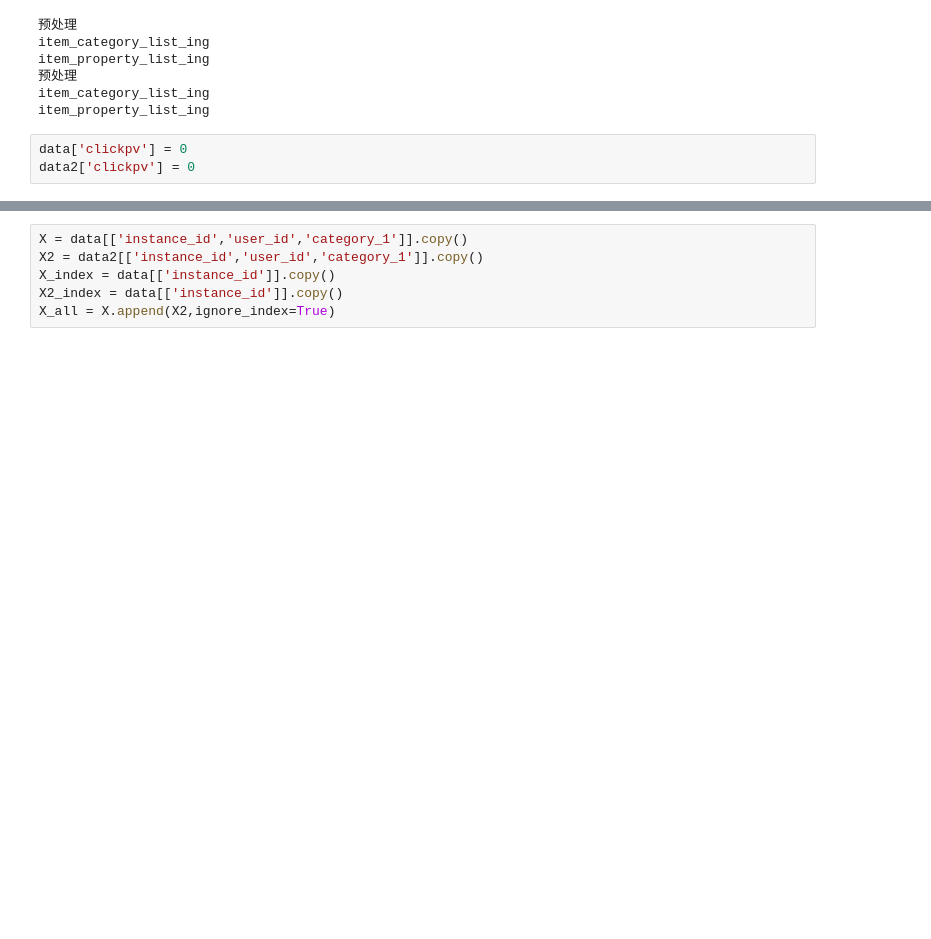
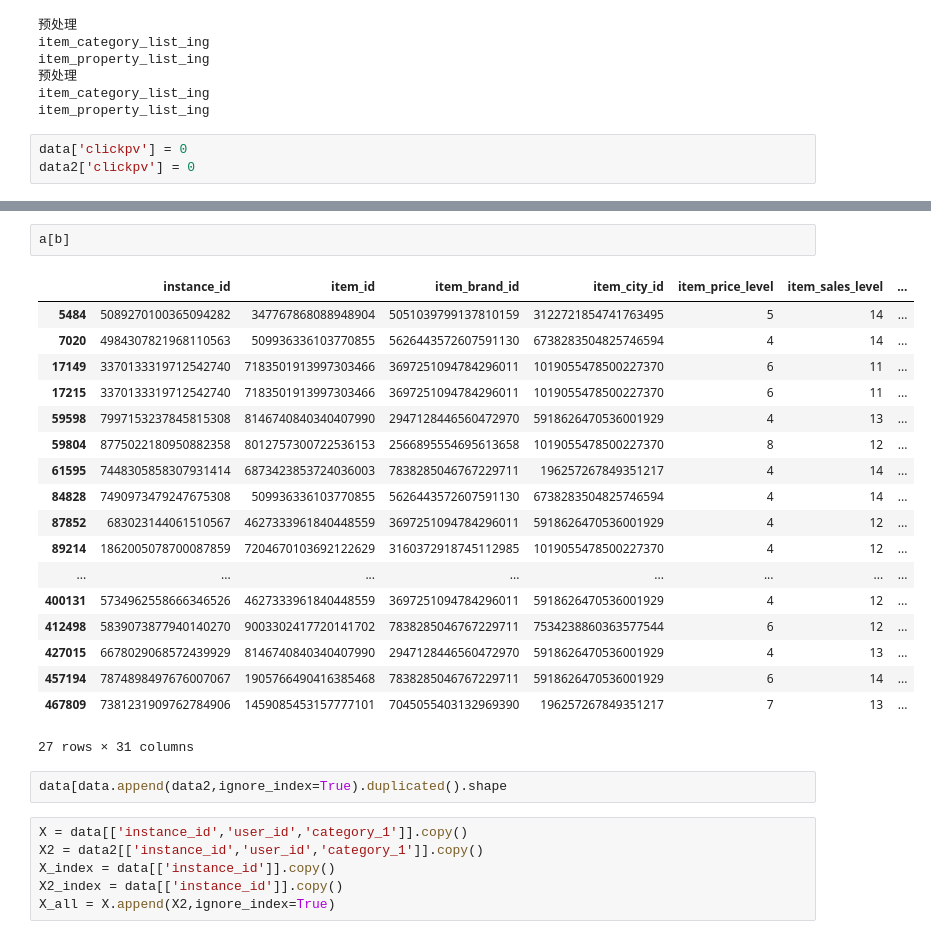
Before and after one commit to chenyunxing/tianchi-new, a Jupyter notebook: category&user.ipynb, the cells around one changed output, grey strips where cells are left out. Drawn from its saved outputs; the diff is of its cells as text; blank space fills up the shorter version.

```diff
--- a/category&user.ipynb
+++ b/category&user.ipynb
@@ -47,3 +75,26 @@ data2['clickpv'] = 0
+# %%
+a[b]
+# %% [output]
+|  | instance_id | item_id | item_brand_id | item_city_id | item_price_level | item_sales_level | ... |
+| 5484 | 5089270100365094282 | 347767868088948904 | 5051039799137810159 | 3122721854741763495 | 5 | 14 | ... |
+| 7020 | 4984307821968110563 | 509936336103770855 | 5626443572607591130 | 6738283504825746594 | 4 | 14 | ... |
+| 17149 | 3370133319712542740 | 7183501913997303466 | 3697251094784296011 | 1019055478500227370 | 6 | 11 | ... |
+| 17215 | 3370133319712542740 | 7183501913997303466 | 3697251094784296011 | 1019055478500227370 | 6 | 11 | ... |
+| 59598 | 7997153237845815308 | 8146740840340407990 | 2947128446560472970 | 5918626470536001929 | 4 | 13 | ... |
+| 59804 | 8775022180950882358 | 8012757300722536153 | 2566895554695613658 | 1019055478500227370 | 8 | 12 | ... |
+| 61595 | 7448305858307931414 | 6873423853724036003 | 7838285046767229711 | 196257267849351217 | 4 | 14 | ... |
+| 84828 | 7490973479247675308 | 509936336103770855 | 5626443572607591130 | 6738283504825746594 | 4 | 14 | ... |
+| 87852 | 683023144061510567 | 4627333961840448559 | 3697251094784296011 | 5918626470536001929 | 4 | 12 | ... |
+| 89214 | 1862005078700087859 | 7204670103692122629 | 3160372918745112985 | 1019055478500227370 | 4 | 12 | ... |
+| ... | ... | ... | ... | ... | ... | ... | ... |
+| 400131 | 5734962558666346526 | 4627333961840448559 | 3697251094784296011 | 5918626470536001929 | 4 | 12 | ... |
+| 412498 | 5839073877940140270 | 9003302417720141702 | 7838285046767229711 | 7534238860363577544 | 6 | 12 | ... |
+| 427015 | 6678029068572439929 | 8146740840340407990 | 2947128446560472970 | 5918626470536001929 | 4 | 13 | ... |
+| 457194 | 7874898497676007067 | 1905766490416385468 | 7838285046767229711 | 5918626470536001929 | 6 | 14 | ... |
+| 467809 | 7381231909762784906 | 1459085453157777101 | 7045055403132969390 | 196257267849351217 | 7 | 13 | ... |
+27 rows × 31 columns
+# %%
+data[data.append(data2,ignore_index=True).duplicated().shape
 # %%
 X = data[['instance_id','user_id','category_1']].copy()
 X2 = data2[['instance_id','user_id','category_1']].copy()
```
Also changed, not shown: parts of 13 cells of this notebook, 1 other file.
